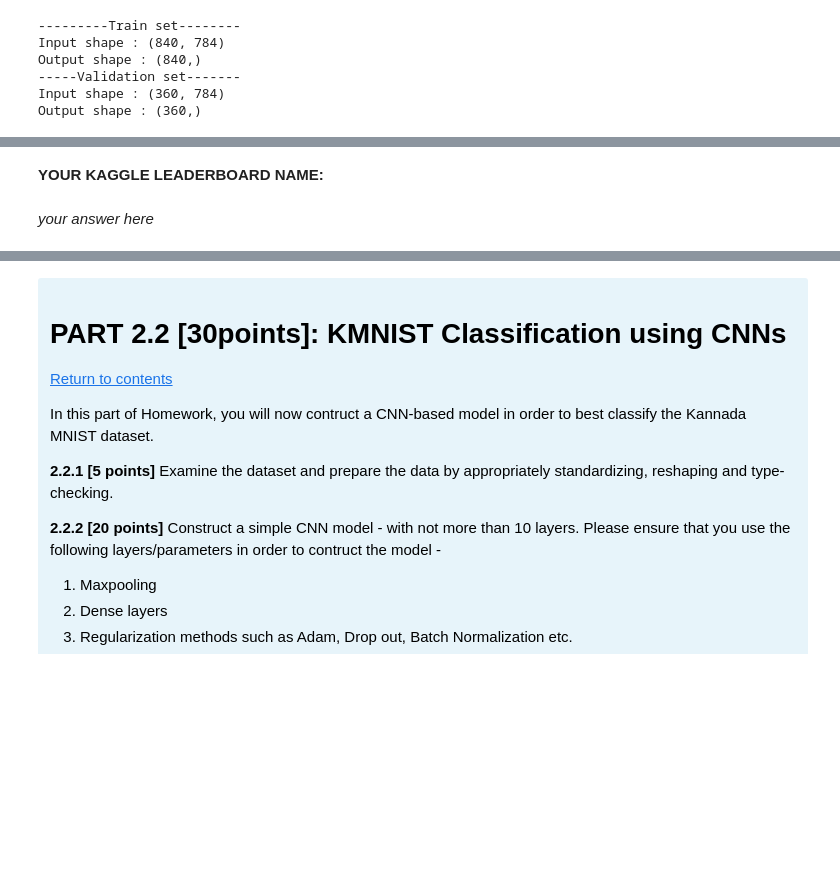
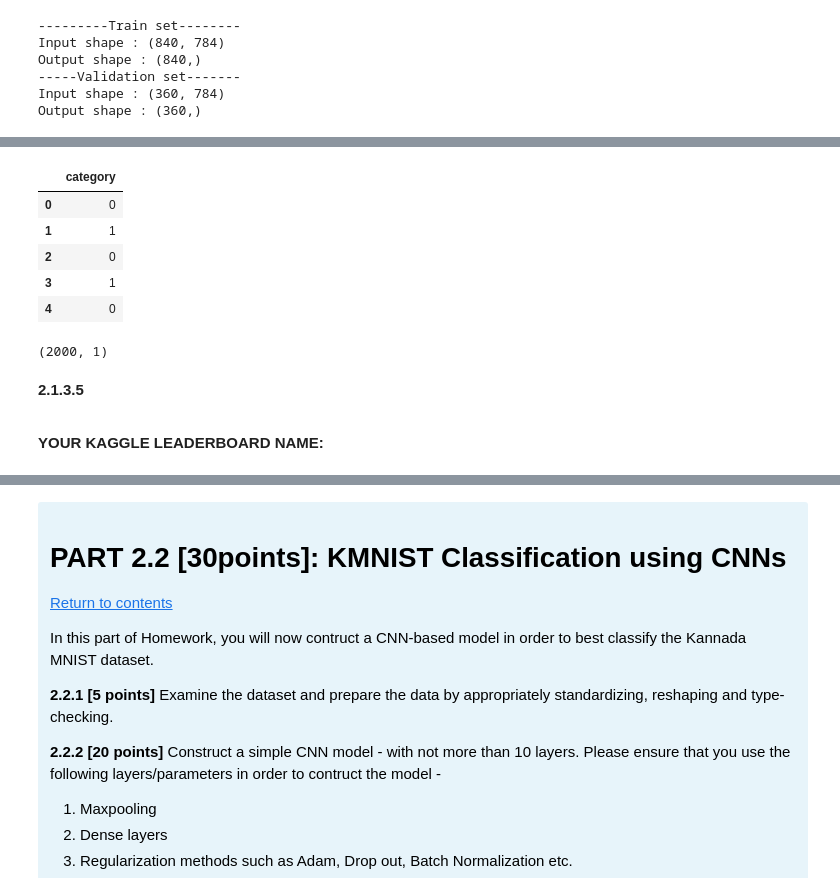
Before and after one commit to Iam-007Swarna/Higgs_boson_ml, a Jupyter notebook: kannada-minst-data-sb35.ipynb, the cells around one changed output, grey strips where cells are left out. Saved outputs shown, nothing was run; the diff lists cells and outputs as text; code cells hidden in the pictures; blank space fills up the shorter version.

```diff
--- a/kannada-minst-data-sb35.ipynb
+++ b/kannada-minst-data-sb35.ipynb
@@ -581,0 +559,15 @@ _,val_acc = model_regularized.evaluate(X_val,y_val,batch_size=32)
+# %%
+#predictions to 0 & 1
+pred_label['category'] = np.where(pred_label['category']>0.5,1,0)
+pred_label.head()
+# %% [output]
+|  | category |
+| 0 | 0 |
+| 1 | 1 |
+| 2 | 0 |
+| 3 | 1 |
+| 4 | 0 |
+# %%
+pred_label.shape
+# %% [output]
+(2000, 1)
@@ -582,4 +577,8 @@ _,val_acc = model_regularized.evaluate(X_val,y_val,batch_size=32)
+# %% [markdown]
+<div class='exercise-r'>
+
+**2.1.3.5**
+
+</div>
 # %% [markdown]
 **YOUR KAGGLE LEADERBOARD NAME:**
-# %% [markdown]
-*your answer here*
```
Also changed, not shown: parts of 22 cells of this notebook.
